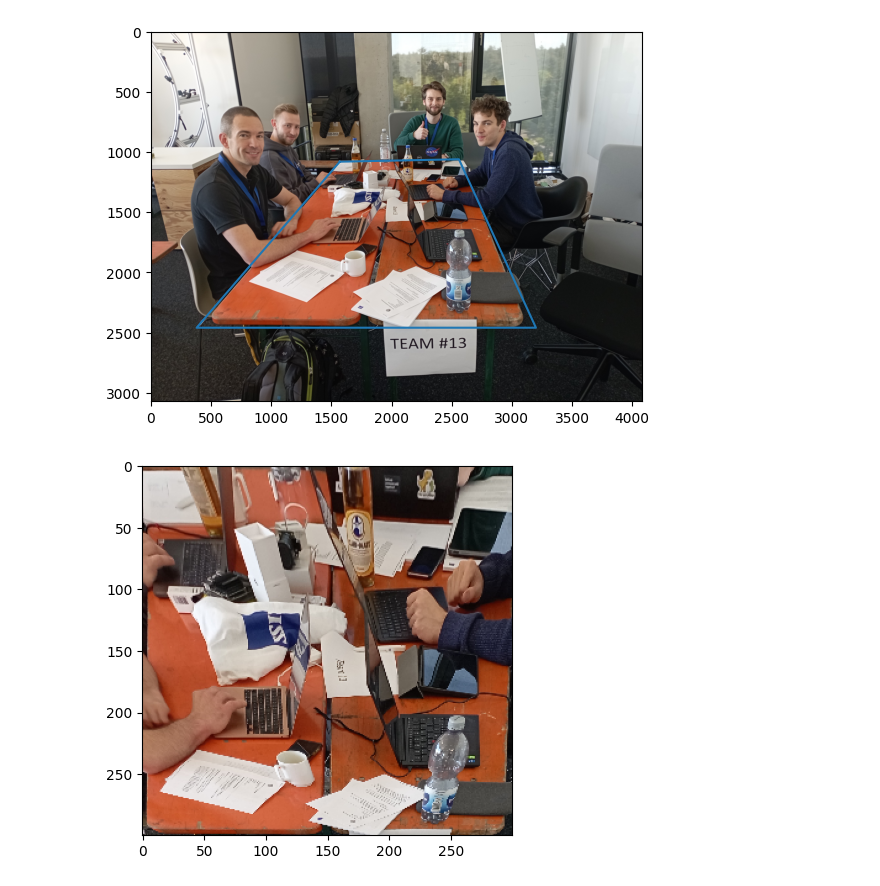
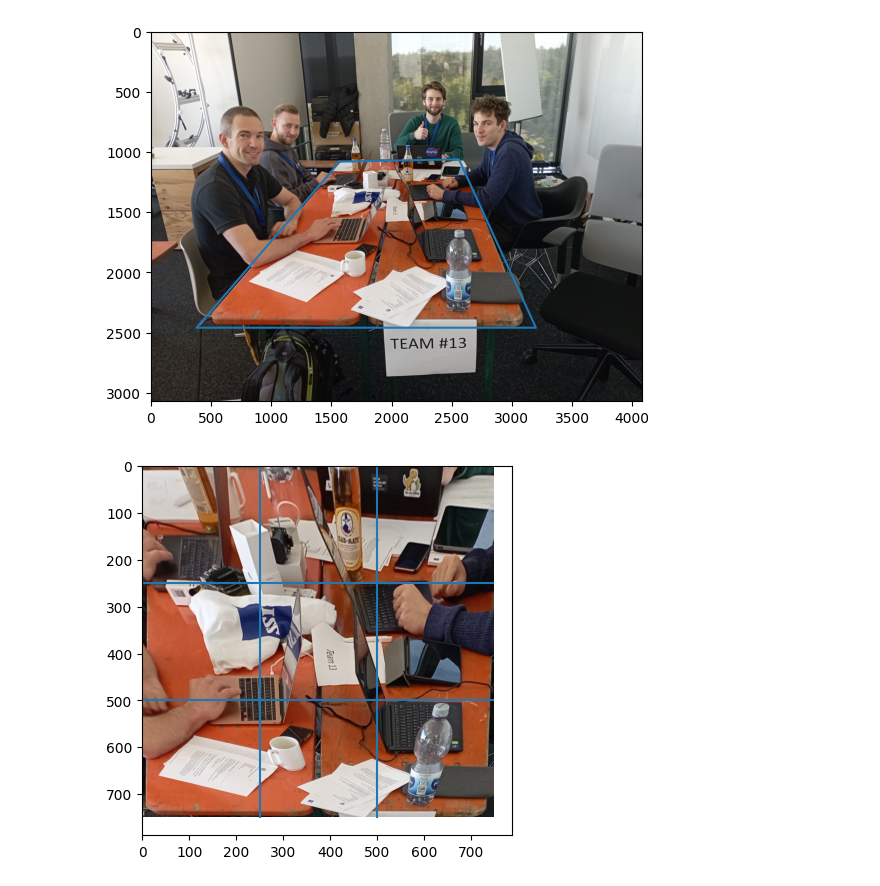
Before and after one commit to TimBerti/zeiss-hackathon-2024, a Jupyter notebook: notebooks/image_transform.ipynb, the cells around one changed output. Drawn from its saved outputs; the diff is of its cells as text; code cells hidden in the pictures.

```diff
--- a/notebooks/image_transform.ipynb
+++ b/notebooks/image_transform.ipynb
@@ -12,14 +12,17 @@ plt.plot([1570,380,3200,2560,1570],[1080,2460,2460,1060,1080]);
 [figure]
 # %%
 pts1 = np.float32([[1570, 1080],[2560,1060],[380,2460],[3200,2460]])
-pts2 = np.float32([[0,0],[300,0],[0,300],[300,300]])
+pts2 = np.float32([[0,0],[750,0],[0,750],[750,750]])
 
 M = cv.getPerspectiveTransform(pts1,pts2)
 
-img_warped = cv.warpPerspective(img,M,(300,300))
-plt.imshow(img_warped);
+img_warped = cv.warpPerspective(img,M,(750,750))
+plt.imshow(img_warped)
+plt.hlines([250, 500],0,750)
+plt.vlines([250, 500],0,750)
+plt.show()
 # %% [output]
-[figure, old version]
+[figure, new version]
 # %%
 import os
 import sys
```
